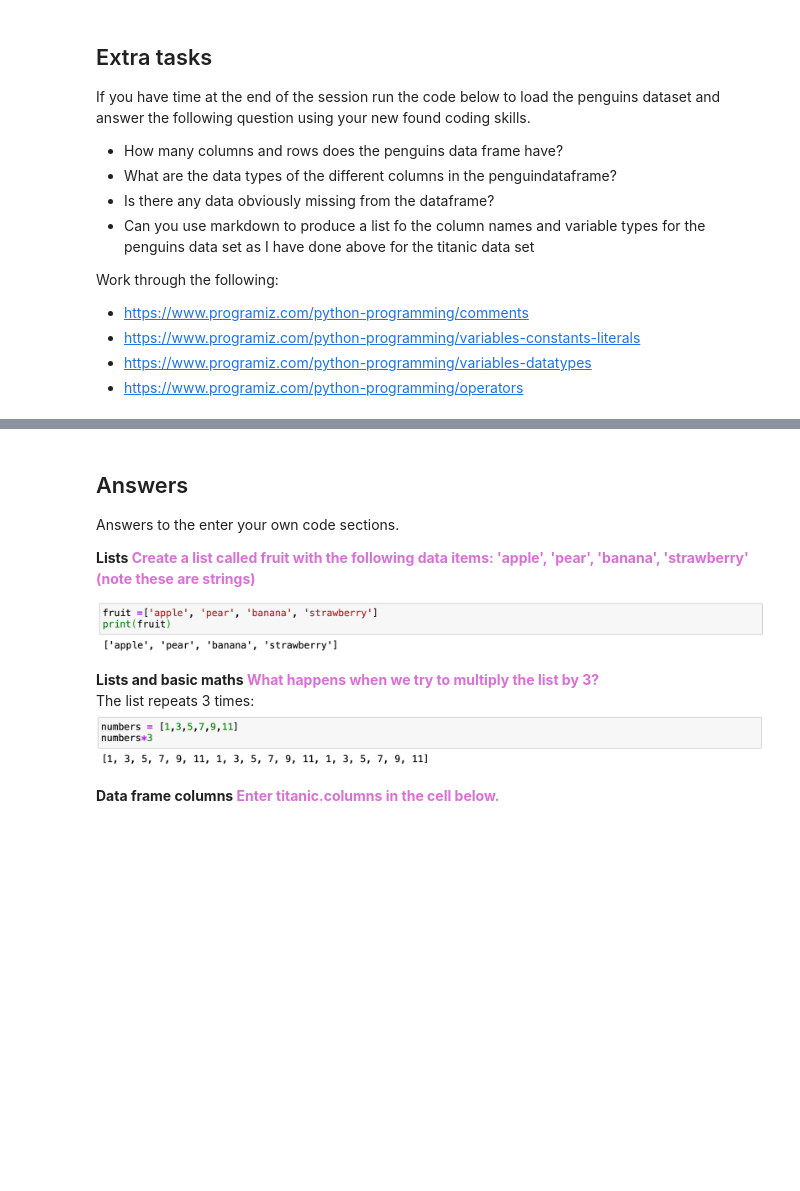
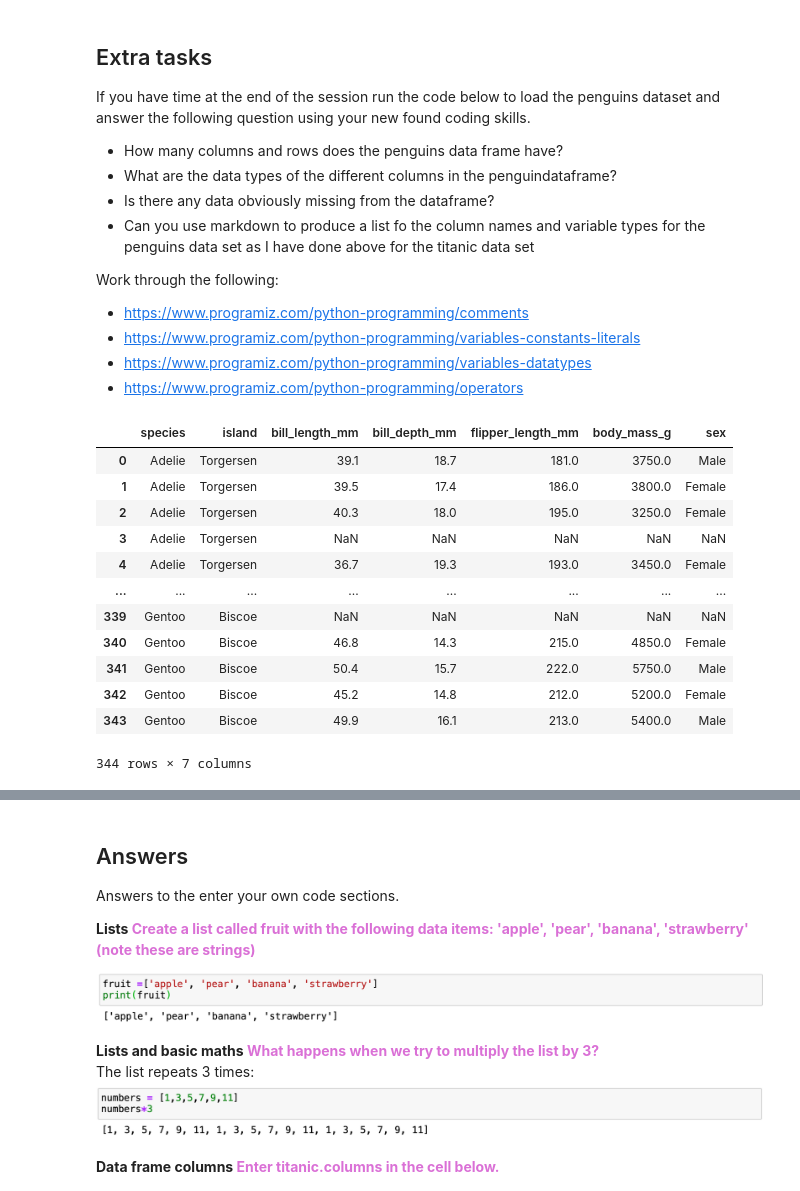
Before and after one commit to FrancescaPontin/GEOG5990M, a Jupyter notebook: notebooks/Week_15_Python_data_types.ipynb, the cells around one changed output, grey strips where cells are left out. Drawn from its saved outputs; the diff is of its cells as text; code cells hidden in the pictures; blank space fills up the shorter version.

```diff
--- a/notebooks/Week_15_Python_data_types.ipynb
+++ b/notebooks/Week_15_Python_data_types.ipynb
@@ -310,9 +374,23 @@ Work through the following:
 - https://www.programiz.com/python-programming/variables-datatypes
 - https://www.programiz.com/python-programming/operators
 # %%
-# load the titanic example dataset and save it as a dataframe named titanic
-carcrash = sns.load_dataset('car_crashes')
+# load the penguins example dataset and save it as a dataframe named penguins
+penguins = sns.load_dataset('penguins')
 # %%
 # How many columns and rows does the coffee data frame have?
-carcrash
+penguins
+# %% [output]
+|  | species | island | bill_length_mm | bill_depth_mm | flipper_length_mm | body_mass_g | sex |
+| 0 | Adelie | Torgersen | 39.1 | 18.7 | 181.0 | 3750.0 | Male |
+| 1 | Adelie | Torgersen | 39.5 | 17.4 | 186.0 | 3800.0 | Female |
+| 2 | Adelie | Torgersen | 40.3 | 18.0 | 195.0 | 3250.0 | Female |
+| 3 | Adelie | Torgersen | NaN | NaN | NaN | NaN | NaN |
+| 4 | Adelie | Torgersen | 36.7 | 19.3 | 193.0 | 3450.0 | Female |
+| ... | ... | ... | ... | ... | ... | ... | ... |
+| 339 | Gentoo | Biscoe | NaN | NaN | NaN | NaN | NaN |
+| 340 | Gentoo | Biscoe | 46.8 | 14.3 | 215.0 | 4850.0 | Female |
+| 341 | Gentoo | Biscoe | 50.4 | 15.7 | 222.0 | 5750.0 | Male |
+| 342 | Gentoo | Biscoe | 45.2 | 14.8 | 212.0 | 5200.0 | Female |
+| 343 | Gentoo | Biscoe | 49.9 | 16.1 | 213.0 | 5400.0 | Male |
+344 rows × 7 columns
 # %%
```
Also changed, not shown: parts of 17 cells of this notebook.
